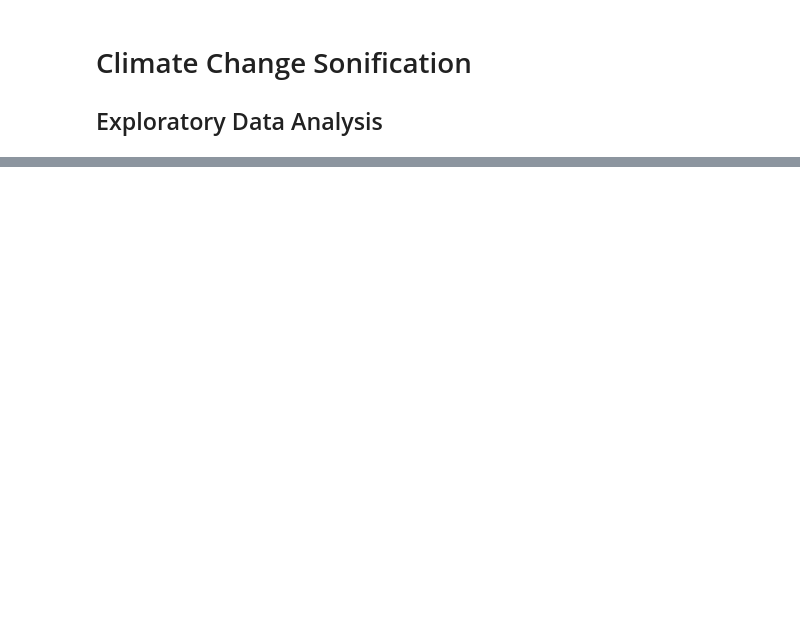
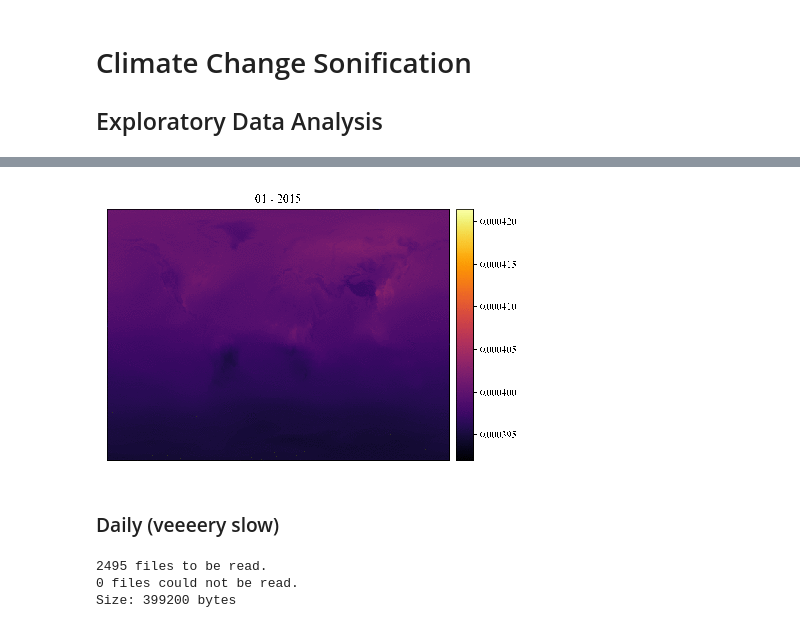
Before and after one commit to fabianmoss/climate-sonification, a Jupyter notebook: eda.ipynb, the cells around one changed output, grey strips where cells are left out. Drawn from its saved outputs; the diff is of its cells as text; code cells hidden in the pictures; blank space fills up the shorter version.

```diff
--- a/eda.ipynb
+++ b/eda.ipynb
@@ -139,0 +154,15 @@ plt.show()
+# %%
+Image("img/animation_monthly.gif")
+# HTML(ani.to_html5_video())
+# %% [output]
+[figure, added]
+# %% [markdown]
+### Daily (veeeery slow)
+# %%
+co2_data, files = process_data("daily")
+vmin = min([ d.min() for d in co2_data ])
+vmax = max([ d.max() for d in co2_data ])
+# %% [output]
+2495 files to be read.
+0 files could not be read.
+Size: 399200 bytes
```
Also changed, not shown: parts of 14 cells of this notebook, 5 other files.
